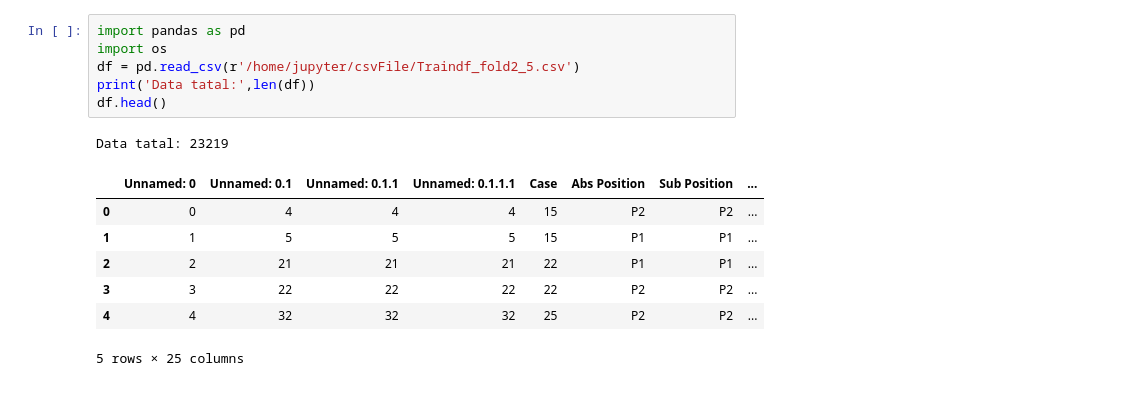
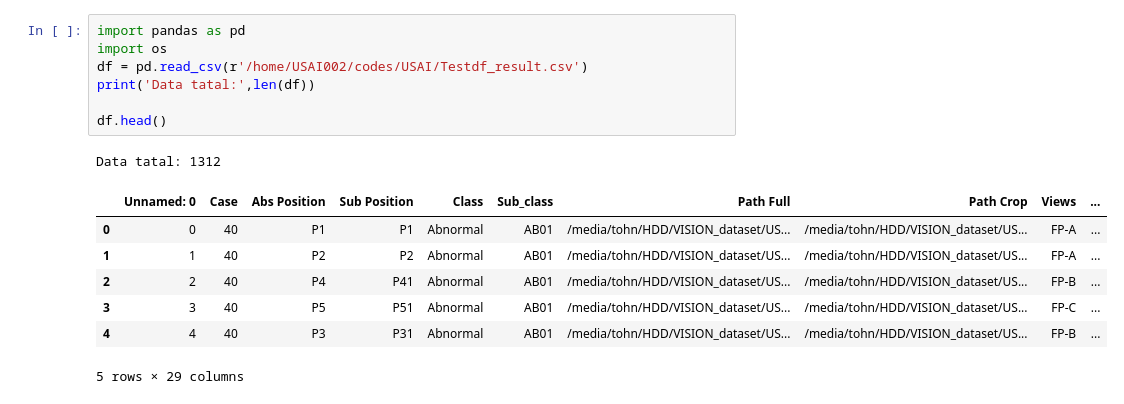
Before and after one commit to Peckkie/USAI_CCA2021, a Jupyter notebook: ChangingPathUSAI.ipynb, the cells around one changed output. Drawn from its saved outputs; the diff is of its cells as text.

```diff
--- a/ChangingPathUSAI.ipynb
+++ b/ChangingPathUSAI.ipynb
@@ -1,15 +1,16 @@
 # %%
 import pandas as pd
 import os
-df = pd.read_csv(r'/home/jupyter/csvFile/Traindf_fold2_5.csv')
+df = pd.read_csv(r'/home/USAI002/codes/USAI/Testdf_result.csv')
 print('Data tatal:',len(df))
+
 df.head()
 # %% [output]
-Data tatal: 23219
+Data tatal: 1312
-|  | Unnamed: 0 | Unnamed: 0.1 | Unnamed: 0.1.1 | Unnamed: 0.1.1.1 | Case | Abs Position | Sub Position | ... |
-| 0 | 0 | 4 | 4 | 4 | 15 | P2 | P2 | ... |
-| 1 | 1 | 5 | 5 | 5 | 15 | P1 | P1 | ... |
-| 2 | 2 | 21 | 21 | 21 | 22 | P1 | P1 | ... |
-| 3 | 3 | 22 | 22 | 22 | 22 | P2 | P2 | ... |
-| 4 | 4 | 32 | 32 | 32 | 25 | P2 | P2 | ... |
+|  | Unnamed: 0 | Case | Abs Position | Sub Position | Class | Sub_class | Path Full | Path Crop | Views | ... |
+| 0 | 0 | 40 | P1 | P1 | Abnormal | AB01 | /media/tohn/HDD/VISION_dataset/US... | /media/tohn/HDD/VISION_dataset/US... | FP-A | ... |
+| 1 | 1 | 40 | P2 | P2 | Abnormal | AB01 | /media/tohn/HDD/VISION_dataset/US... | /media/tohn/HDD/VISION_dataset/US... | FP-A | ... |
+| 2 | 2 | 40 | P4 | P41 | Abnormal | AB01 | /media/tohn/HDD/VISION_dataset/US... | /media/tohn/HDD/VISION_dataset/US... | FP-B | ... |
+| 3 | 3 | 40 | P5 | P51 | Abnormal | AB01 | /media/tohn/HDD/VISION_dataset/US... | /media/tohn/HDD/VISION_dataset/US... | FP-C | ... |
+| 4 | 4 | 40 | P3 | P31 | Abnormal | AB01 | /media/tohn/HDD/VISION_dataset/US... | /media/tohn/HDD/VISION_dataset/US... | FP-B | ... |
-5 rows × 25 columns
+5 rows × 29 columns
```
Also changed, not shown: parts of 7 cells of this notebook.
